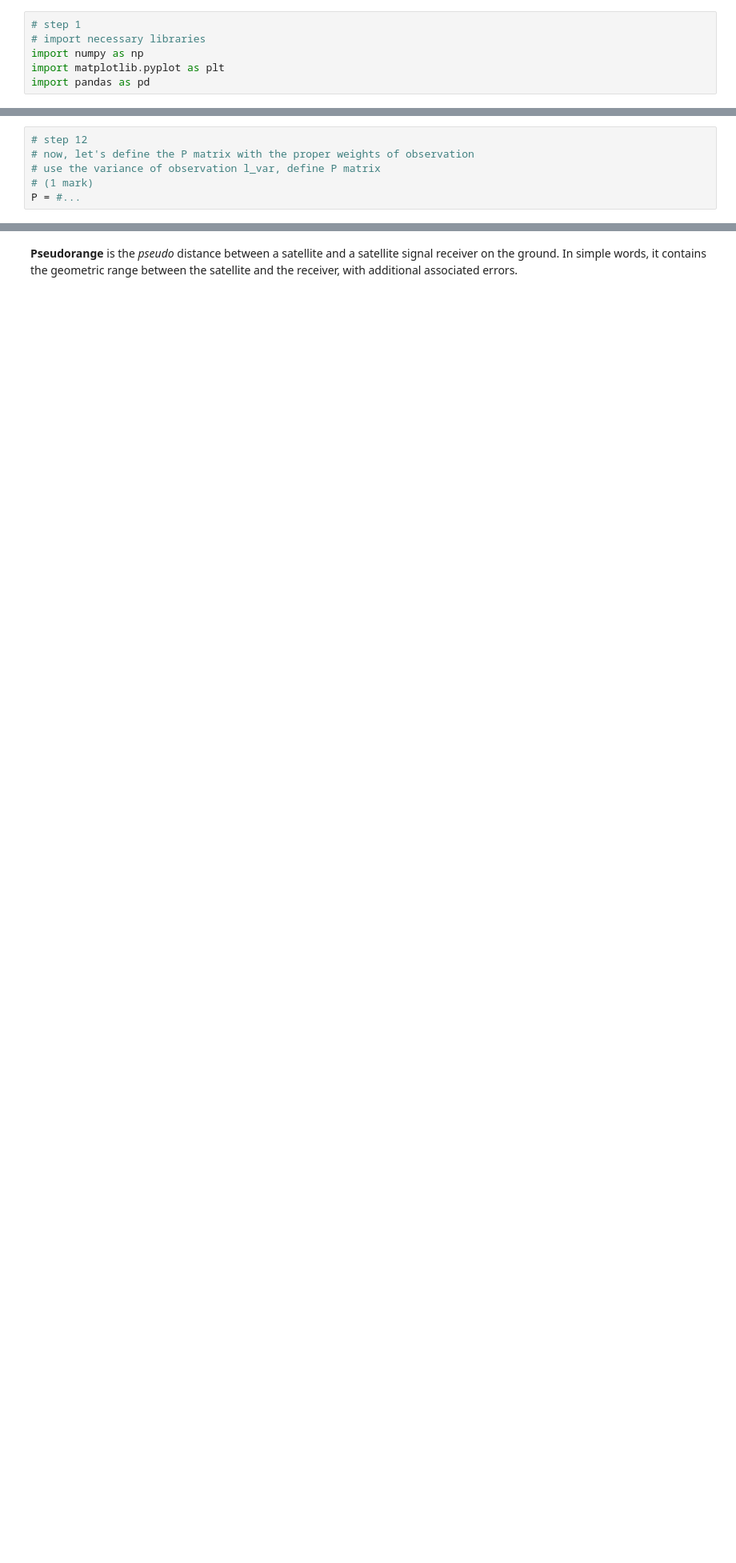
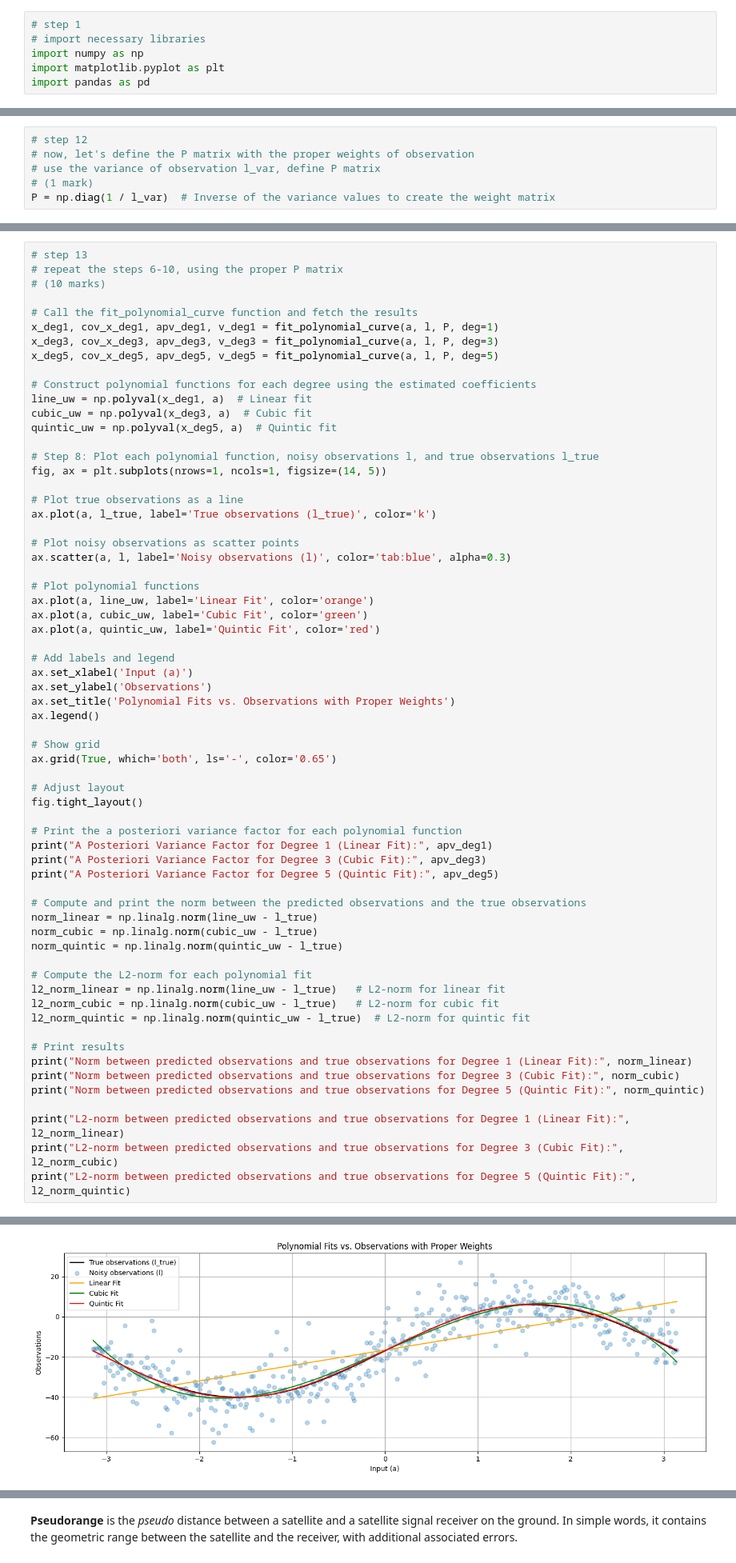
Before and after one commit to KapildevAryal/engg680_2024_fall, a Jupyter notebook: Lab_Assignment2/SinglePointPositioning.ipynb, the cells around one changed output, grey strips where cells are left out. Shown: that part at 80% size. Saved outputs shown, nothing was run; the diff lists cells and outputs as text; blank space fills up the shorter version.

```diff
--- a/Lab_Assignment2/SinglePointPositioning.ipynb
+++ b/Lab_Assignment2/SinglePointPositioning.ipynb
@@ -183,4 +274,4 @@ fig.tight_layout()
 # now, let's define the P matrix with the proper weights of observation
 # use the variance of observation l_var, define P matrix
 # (1 mark)
-P = #...
+P = np.diag(1 / l_var)  # Inverse of the variance values to create the weight matrix
@@ -191,0 +278,65 @@ P = #...
+# %%
+# step 13
+# repeat the steps 6-10, using the proper P matrix
+# (10 marks)
+
+# Call the fit_polynomial_curve function and fetch the results
+x_deg1, cov_x_deg1, apv_deg1, v_deg1 = fit_polynomial_curve(a, l, P, deg=1)
+x_deg3, cov_x_deg3, apv_deg3, v_deg3 = fit_polynomial_curve(a, l, P, deg=3)
+x_deg5, cov_x_deg5, apv_deg5, v_deg5 = fit_polynomial_curve(a, l, P, deg=5)
+
+# Construct polynomial functions for each degree using the estimated coefficients
+line_uw = np.polyval(x_deg1, a)  # Linear fit
+cubic_uw = np.polyval(x_deg3, a)  # Cubic fit
+quintic_uw = np.polyval(x_deg5, a)  # Quintic fit
+
+# Step 8: Plot each polynomial function, noisy observations l, and true observations l_true
+fig, ax = plt.subplots(nrows=1, ncols=1, figsize=(14, 5))
+
+# Plot true observations as a line
+ax.plot(a, l_true, label='True observations (l_true)', color='k')
+
+# Plot noisy observations as scatter points
+ax.scatter(a, l, label='Noisy observations (l)', color='tab:blue', alpha=0.3)
+
+# Plot polynomial functions
+ax.plot(a, line_uw, label='Linear Fit', color='orange')
+ax.plot(a, cubic_uw, label='Cubic Fit', color='green')
+ax.plot(a, quintic_uw, label='Quintic Fit', color='red')
+
+# Add labels and legend
+ax.set_xlabel('Input (a)')
+ax.set_ylabel('Observations')
+ax.set_title('Polynomial Fits vs. Observations with Proper Weights')
+ax.legend()
+
+# Show grid
+ax.grid(True, which='both', ls='-', color='0.65')
+
+# Adjust layout
+fig.tight_layout()
+
+# Print the a posteriori variance factor for each polynomial function
+print("A Posteriori Variance Factor for Degree 1 (Linear Fit):", apv_deg1)
+print("A Posteriori Variance Factor for Degree 3 (Cubic Fit):", apv_deg3)
+print("A Posteriori Variance Factor for Degree 5 (Quintic Fit):", apv_deg5)
+
+# Compute and print the norm between the predicted observations and the true observations
+norm_linear = np.linalg.norm(line_uw - l_true)
+norm_cubic = np.linalg.norm(cubic_uw - l_true)
+norm_quintic = np.linalg.norm(quintic_uw - l_true)
+
+# Compute the L2-norm for each polynomial fit
+l2_norm_linear = np.linalg.norm(line_uw - l_true)   # L2-norm for linear fit
+l2_norm_cubic = np.linalg.norm(cubic_uw - l_true)   # L2-norm for cubic fit
+l2_norm_quintic = np.linalg.norm(quintic_uw - l_true)  # L2-norm for quintic fit
+
+# Print results
+print("Norm between predicted observations and true observations for Degree 1 (Linear Fit):", norm_linear)
+print("Norm between predicted observations and true observations for Degree 3 (Cubic Fit):", norm_cubic)
+print("Norm between predicted observations and true observations for Degree 5 (Quintic Fit):", norm_quintic)
+
+print("L2-norm between predicted observations and true observations for Degree 1 (Linear Fit):", l2_norm_linear)
+print("L2-norm between predicted observations and true observations for Degree 3 (Cubic Fit):", l2_norm_cubic)
+print("L2-norm between predicted observations and true observations for Degree 5 (Quintic Fit):", l2_norm_quintic)
+# %% [output]
@@ -192,3 +352,4 @@ P = #...
+[figure, added]
 # %%
 # step 14
 # Compare the results of a posterier variance factor and norm from unweighted LSE and weighted LSE, what phenomena do you observe? Explain this phenomena.
```
Also changed, not shown: parts of 12 cells of this notebook.
